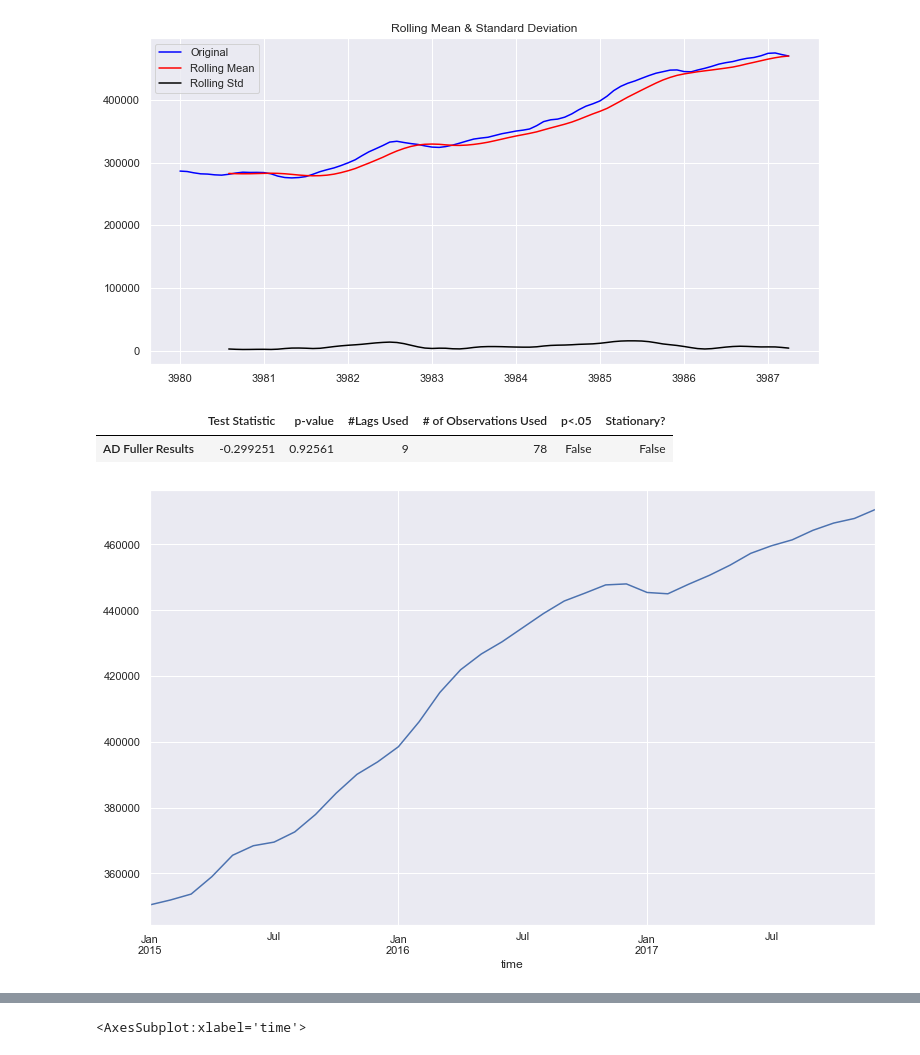
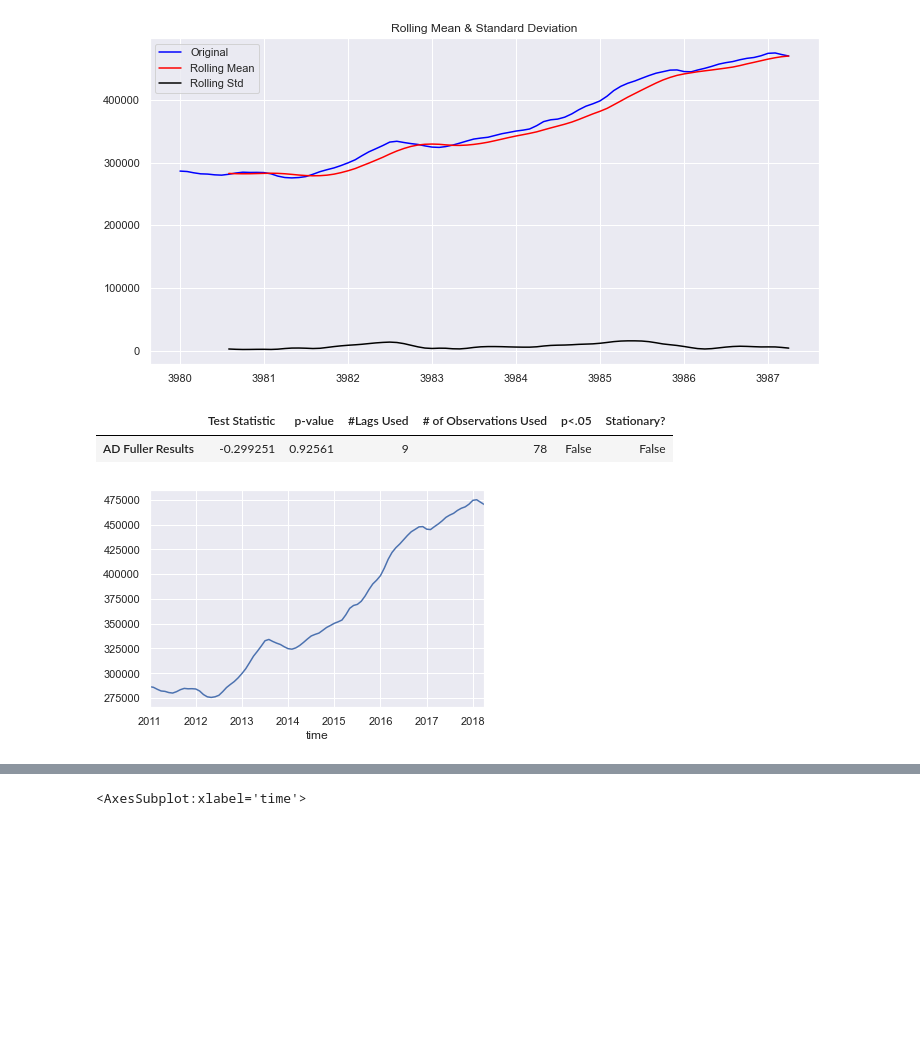
Before and after one commit to leighannajo/Zillow-Housing-Analysis, a Jupyter notebook: Test Statistic Info.ipynb, the cells around one changed output, grey strips where cells are left out. Saved outputs shown, nothing was run; the diff lists cells and outputs as text; code cells hidden in the pictures; blank space fills up the shorter version.

```diff
--- a/Test Statistic Info.ipynb
+++ b/Test Statistic Info.ipynb
@@ -43,5 +127,5 @@ sns.set()
 # %%
-df = pd.read_csv('chi_plot.csv')
+df = pd.read_csv('plot_df.csv')
 df.head()
 # %% [output]
 |  | time | 60657 | 60614 | 60640 | 60647 | 60618 | 60613 | 60629 | 60625 | 60619 | ... | ... |
@@ -164,13 +261,13 @@ dtype: float64
 [figure]
 # %%
 ## Combine methods above into one DF
-ts.loc['2015':'2017'].plot()
+ts.loc['2011':'2018'].plot()
 
 adfuller_test_df(ts)
 # %% [output]
 |  | Test Statistic | p-value | #Lags Used | # of Observations Used | p<.05 | Stationary? |
 | AD Fuller Results | -0.299251 | 0.92561 | 9 | 78 | False | False |
-[figure, old version]
+[figure, new version]
 # %%
 ## Differencing
 ts0 = ts.diff().dropna()
```
Also changed, not shown: parts of 29 cells of this notebook, 14 other files.
